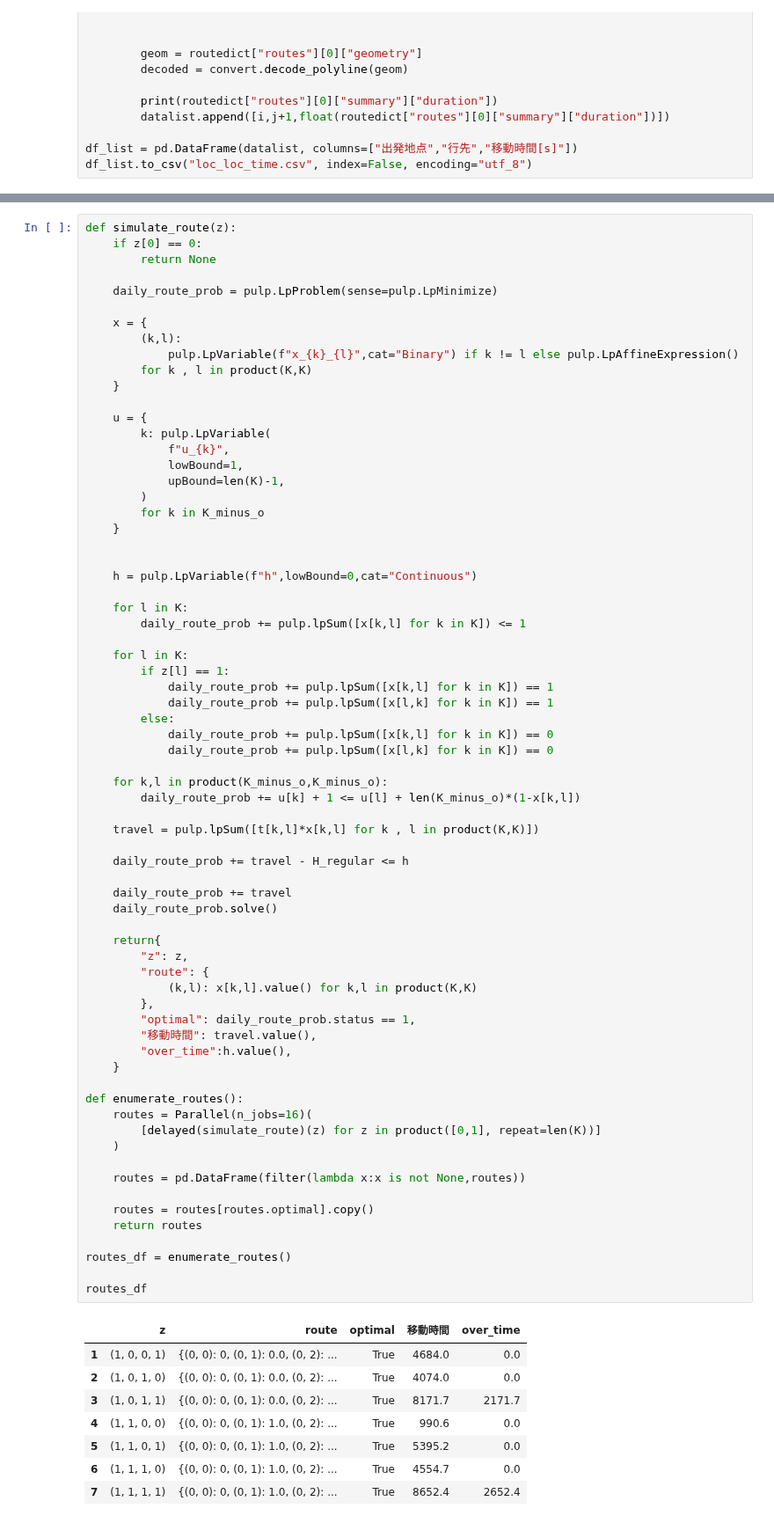
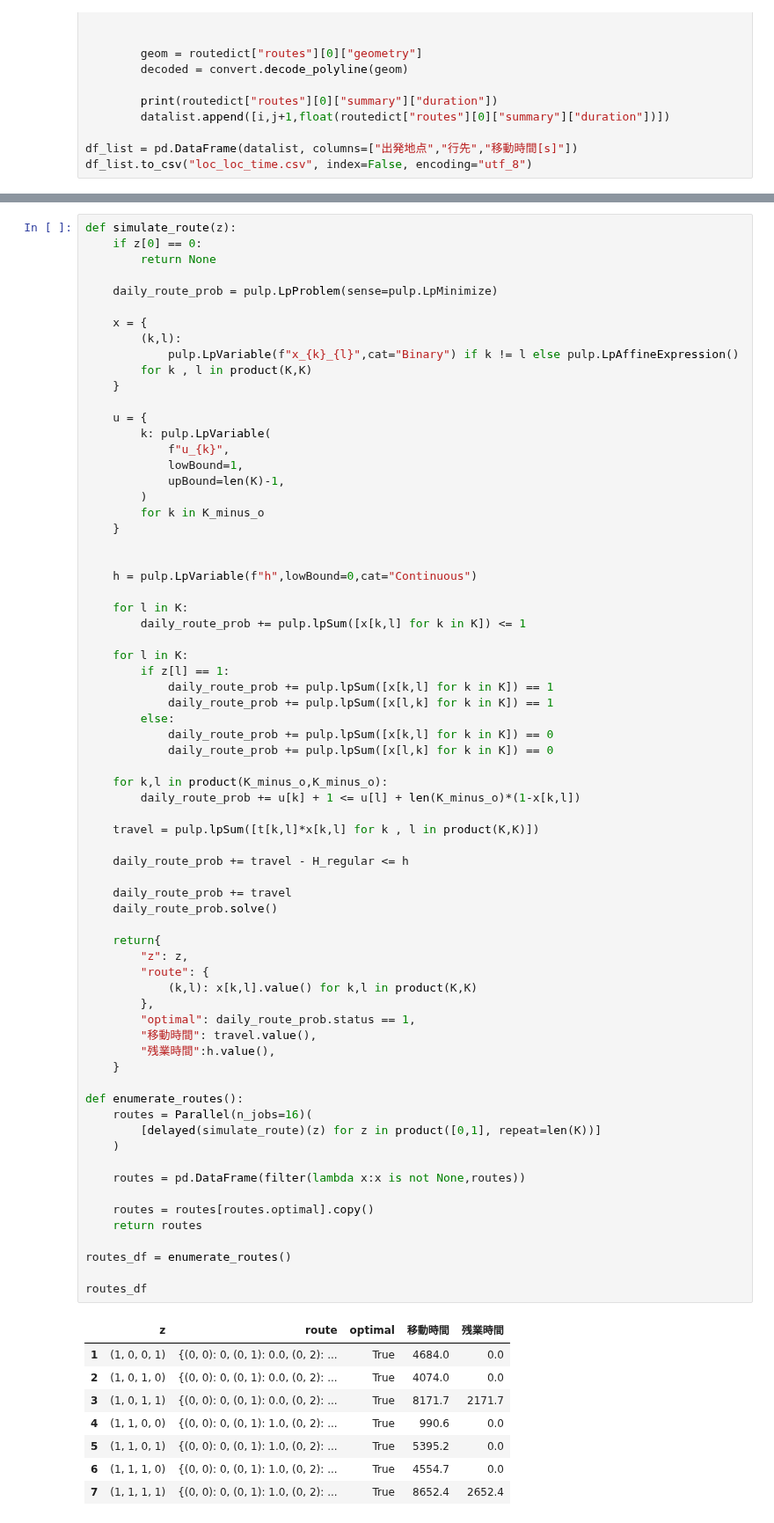
Before and after one commit to Yuki1005/Project2_Code_TripY, a Jupyter notebook: test.ipynb, the cells around one changed output, grey strips where cells are left out. Shown at 88% size. Cells and saved outputs as stored; diff of their text form.

```diff
--- a/test.ipynb
+++ b/test.ipynb
@@ -152,35 +164,35 @@ def simulate_route(z):
     travel = pulp.lpSum([t[k,l]*x[k,l] for k , l in product(K,K)])
 
     daily_route_prob += travel - H_regular <= h
 
     daily_route_prob += travel
     daily_route_prob.solve()
 
     return{
         "z": z,
         "route": {
             (k,l): x[k,l].value() for k,l in product(K,K)
         },
         "optimal": daily_route_prob.status == 1,
         "移動時間": travel.value(),
-        "over_time":h.value(),
+        "残業時間":h.value(),
     }
 
 def enumerate_routes():
     routes = Parallel(n_jobs=16)(
         [delayed(simulate_route)(z) for z in product([0,1], repeat=len(K))]
     )
 
     routes = pd.DataFrame(filter(lambda x:x is not None,routes))
 
     routes = routes[routes.optimal].copy()
     return routes
 
 routes_df = enumerate_routes()
 
 routes_df
 # %% [output]
-|  | z | route | optimal | 移動時間 | over_time |
+|  | z | route | optimal | 移動時間 | 残業時間 |
 | 1 | (1, 0, 0, 1) | {(0, 0): 0, (0, 1): 0.0, (0, 2): ... | True | 4684.0 | 0.0 |
 | 2 | (1, 0, 1, 0) | {(0, 0): 0, (0, 1): 0.0, (0, 2): ... | True | 4074.0 | 0.0 |
 | 3 | (1, 0, 1, 1) | {(0, 0): 0, (0, 1): 0.0, (0, 2): ... | True | 8171.7 | 2171.7 |
```
Also changed, not shown: parts of 5 cells of this notebook.
